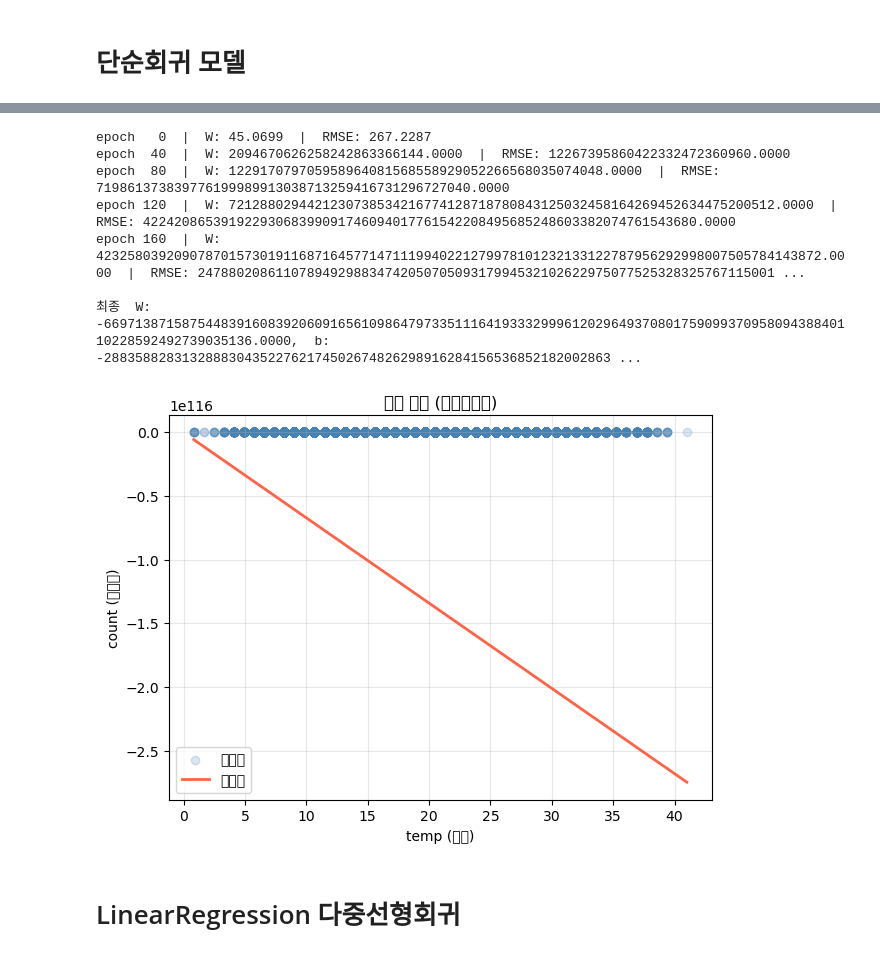
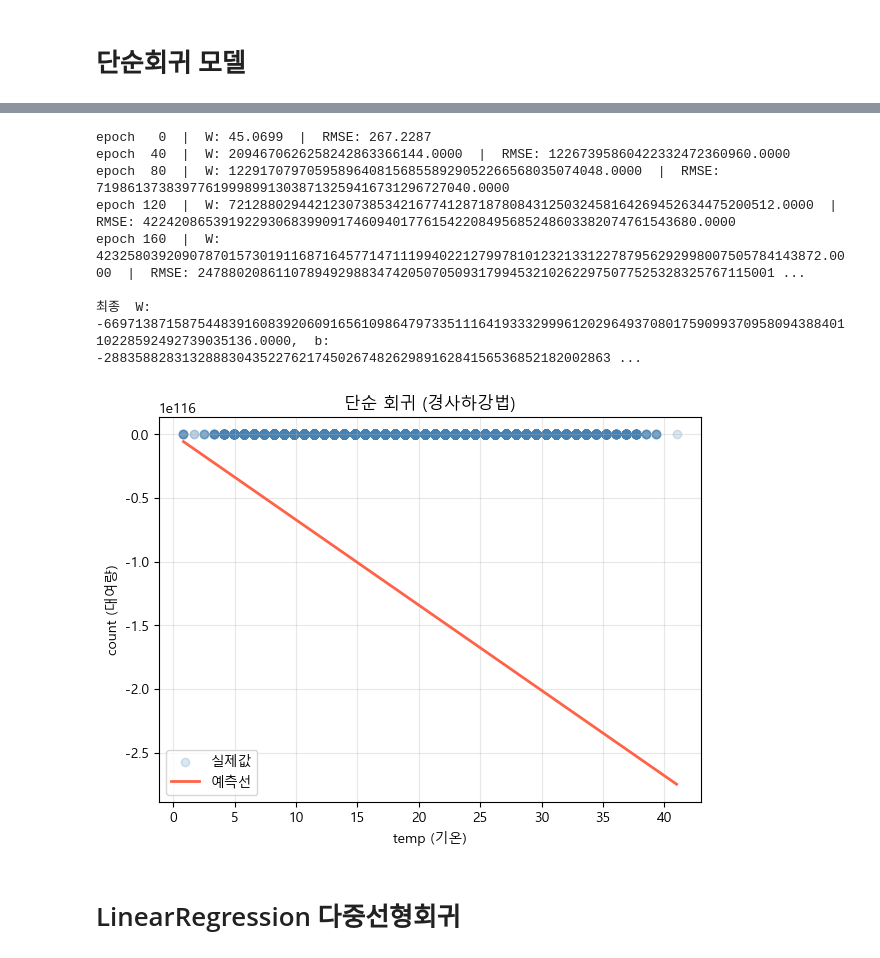
Before and after one commit to blackhole-24/hipython, a Jupyter notebook: ml/6_회귀모델.ipynb, the cells around one changed output, grey strips where cells are left out. Drawn from its saved outputs; the diff is of its cells as text; code cells hidden in the pictures.

```diff
--- a/ml/6_회귀모델.ipynb
+++ b/ml/6_회귀모델.ipynb
@@ -426,6 +426,10 @@ X_train: (8708, 12)   X_test: (2178, 12)
 # %% [markdown]
 # 단순회귀 모델
 # %%
+import matplotlib
+matplotlib.rcParams['font.family'] = 'Malgun Gothic'
+matplotlib.rcParams['axes.unicode_minus'] = False
+
 # 단순 회귀 모델
 # 대표 단일 피처 1개만 사용: temp(기온) → count(대여량)
 
@@ -445,4 +449,8 @@ plt.show()
 # %%
+import matplotlib
+matplotlib.rcParams['font.family'] = 'Malgun Gothic'
+matplotlib.rcParams['axes.unicode_minus'] = False
+
 # 경사하강법으로 단순회귀 직접 학습 (y = W*x + b)
 
 np.random.seed(42)
@@ -457,34 +465,34 @@ for epoch in range(200):
     if error < 1.0:
         break
 
     W -= learning_rate * ((y_pred_s - y_simple) * X_simple).mean()
     b -= learning_rate * ((y_pred_s - y_simple)).mean()
 
     if epoch % 40 == 0:
         print(f'epoch {epoch:3d}  |  W: {W:.4f}  |  RMSE: {error:.4f}')
 
 print(f'\n최종  W: {W:.4f},  b: {b:.4f},  RMSE: {error:.4f}')
 
 # 결과 시각화
 plt.figure(figsize=(7, 5))
 plt.scatter(X_simple, y_simple, alpha=0.2, color='steelblue', label='실제값')
 x_line = np.linspace(X_simple.min(), X_simple.max(), 100)
 plt.plot(x_line, W * x_line + b, color='tomato', linewidth=2, label='예측선')
 plt.xlabel('temp (기온)')
 plt.ylabel('count (대여량)')
 plt.title('단순 회귀 (경사하강법)')
 plt.legend()
 plt.grid(alpha=0.3)
 plt.show()
 # %% [output]
 epoch   0  |  W: 45.0699  |  RMSE: 267.2287
 epoch  40  |  W: 2094670626258242863366144.0000  |  RMSE: 12267395860422332472360960.0000
 epoch  80  |  W: 122917079705958964081568558929052266568035074048.0000  |  RMSE: 719861373839776199989913038713259416731296727040.0000
 epoch 120  |  W: 7212880294421230738534216774128718780843125032458164269452634475200512.0000  |  RMSE: 42242086539192293068399091746094017761542208495685248603382074761543680.0000
 epoch 160  |  W: 423258039209078701573019116871645771471119940221279978101232133122787956292998007505784143872.0000  |  RMSE: 24788020861107894929883474205070509317994532102622975077525328325767115001 ...
 
 최종  W: -6697138715875448391608392060916561098647973351116419333299961202964937080175909937095809438840110228592492739035136.0000,  b: -28835882831328883043522762174502674826298916284156536852182002863 ...
-[figure, old version]
+[figure, new version]
 # %% [markdown]
 # LinearRegression 다중선형회귀
 # %%
```
Also changed, not shown: parts of 1 cell of this notebook.
